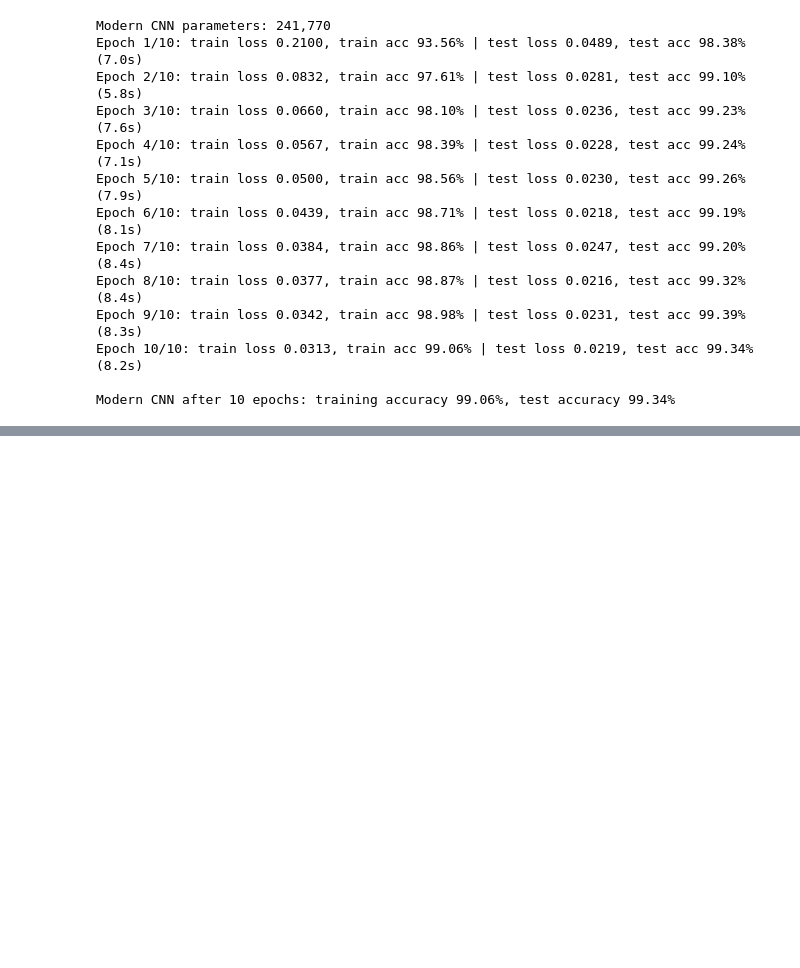
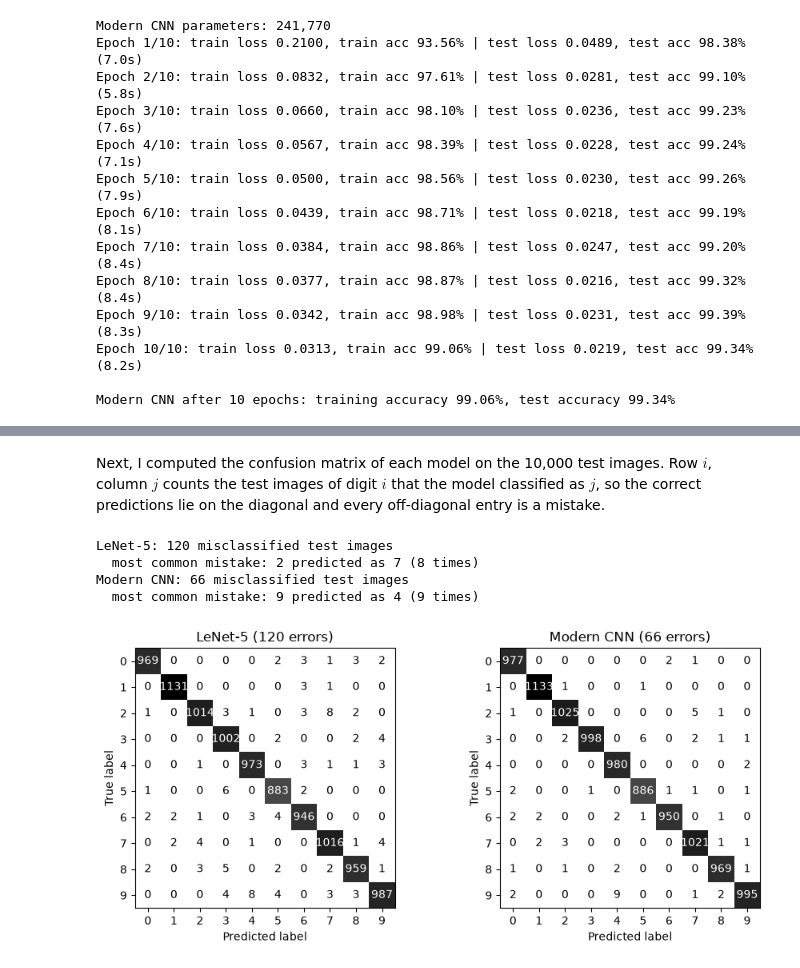
Before and after one commit to denethp/CV-Assignment-03, a Jupyter notebook: 230502X_a03.ipynb, the cells around one changed output, grey strips where cells are left out. Saved outputs shown, nothing was run; the diff lists cells and outputs as text; code cells hidden in the pictures; blank space fills up the shorter version.

```diff
--- a/230502X_a03.ipynb
+++ b/230502X_a03.ipynb
@@ -563,0 +593,35 @@ Modern CNN after 10 epochs: training accuracy 99.06%, test accuracy 99.34%
+# %% [markdown]
+Next, I computed the confusion matrix of each model on the 10,000 test images. Row $i$, column $j$ counts the test
+images of digit $i$ that the model classified as $j$, so the correct predictions lie on the diagonal and every
+off-diagonal entry is a mistake.
+# %%
+from sklearn.metrics import confusion_matrix, ConfusionMatrixDisplay
+
+def predict(model, X, batch=1000):
+    model.eval()
+    with torch.no_grad():
+        return torch.cat([model(X[i:i + batch]).argmax(dim=1) for i in range(0, len(X), batch)])
+
+y_true = Ym_test.cpu().numpy()
+fig, axes = plt.subplots(1, 2, figsize=(9.3, 4.2))
+for ax, (model, name) in zip(axes, [(lenet, 'LeNet-5'), (cnn, 'Modern CNN')]):
+    y_pred = predict(model, Xm_test).cpu().numpy()
+    cm = confusion_matrix(y_true, y_pred)
+    ConfusionMatrixDisplay(cm, display_labels=range(10)).plot(ax=ax, cmap='Greys', colorbar=False)
+    errors = cm.sum() - cm.trace()
+    ax.set_title(f'{name} ({errors} errors)')
+    print(f'{name}: {errors} misclassified test images')
+
+    # Most frequent mistake (largest off-diagonal entry)
+    off = cm.copy()
+    off[list(range(10)), list(range(10))] = 0
+    i, j = divmod(off.argmax(), 10)
+    print(f'  most common mistake: {i} predicted as {j} ({off[i, j]} times)')
+plt.tight_layout()
+plt.show()
+# %% [output]
+LeNet-5: 120 misclassified test images
+  most common mistake: 2 predicted as 7 (8 times)
+Modern CNN: 66 misclassified test images
+  most common mistake: 9 predicted as 4 (9 times)
+[figure, added]
```
Also changed, not shown: parts of 2 cells of this notebook.
